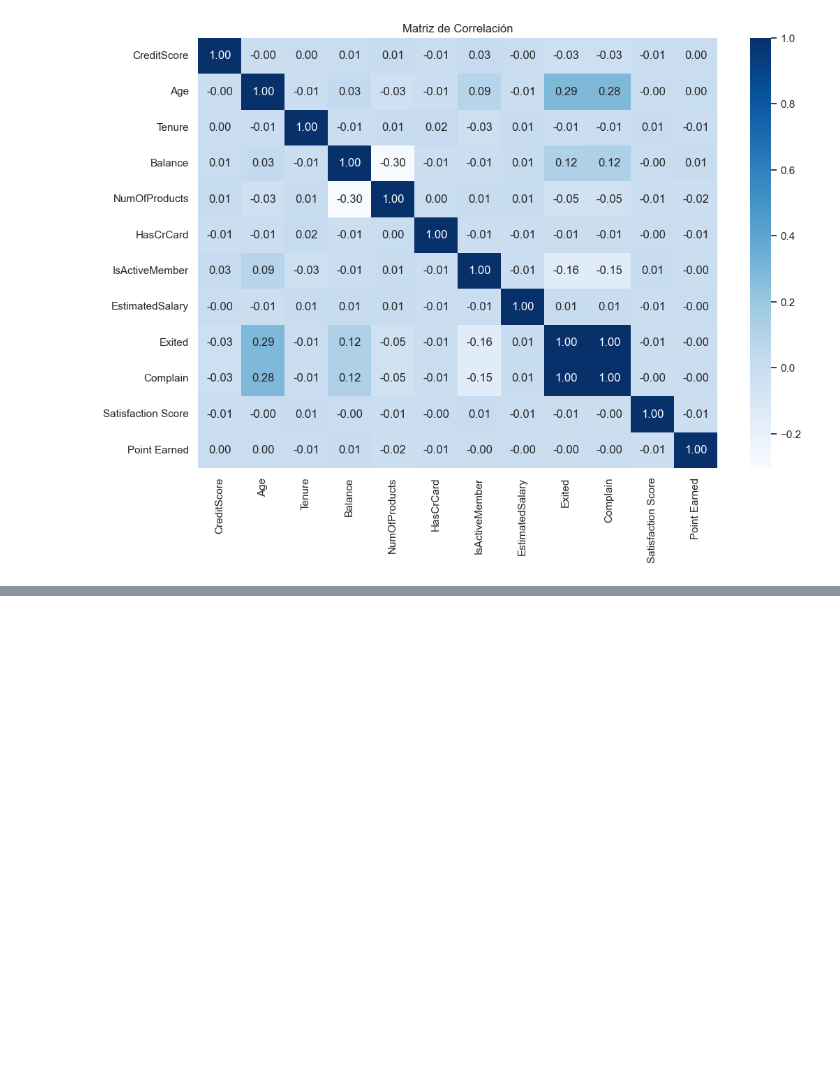
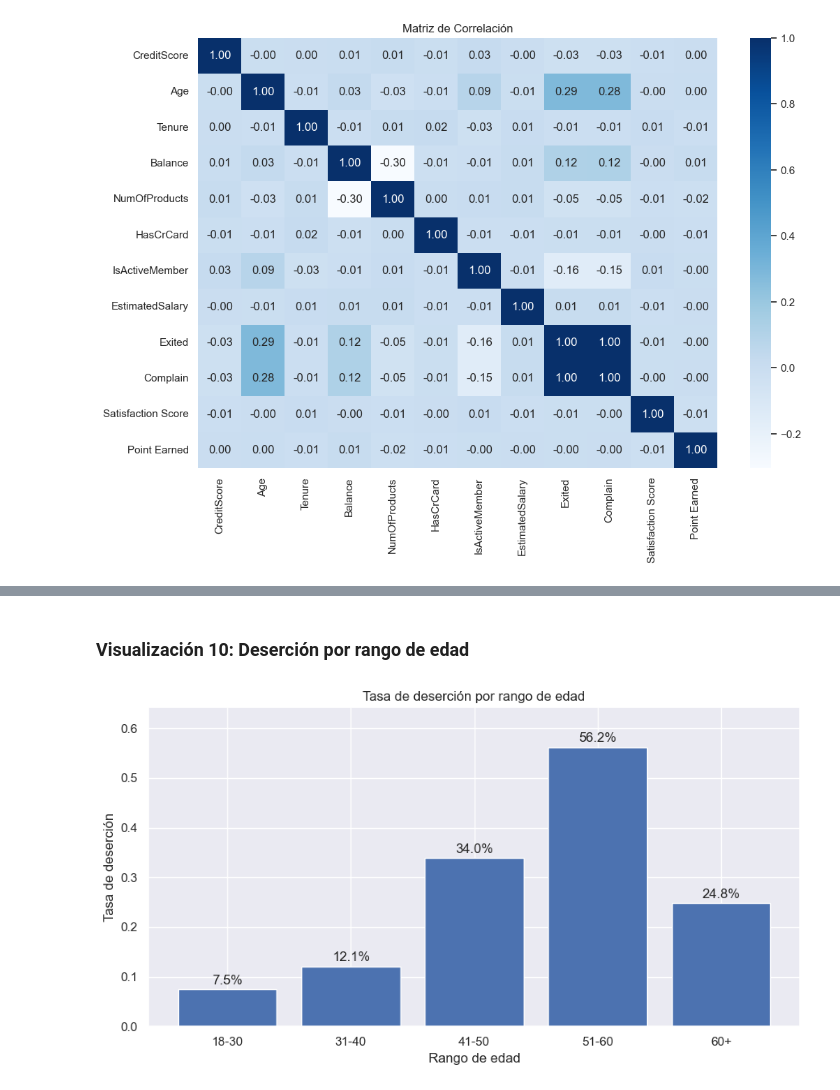
Before and after one commit to vysery98/laboratorio-3, a Jupyter notebook: main.ipynb, the cells around one changed output, grey strips where cells are left out. Cells and saved outputs as stored; diff of their text form; code cells hidden in the pictures; blank space fills up the shorter version.

```diff
--- a/main.ipynb
+++ b/main.ipynb
@@ -175,0 +330,27 @@ plt.show()
+# %% [markdown]
+### Visualización 10: Deserción por rango de edad
+# %%
+df_segmentos["Rango_Edad"] = pd.cut(
+    df_segmentos["Age"],
+    bins=[17, 30, 40, 50, 60, 100],
+    labels=["18-30", "31-40", "41-50", "51-60", "60+"]
+)
+
+edad_churn = tasa_churn_por_variable(df_segmentos, "Rango_Edad").sort_values("Rango_Edad")
+
+plt.figure(figsize=(9,5))
+plt.bar(edad_churn["Rango_Edad"].astype(str), edad_churn["Tasa_Churn"])
+
+plt.title("Tasa de deserción por rango de edad")
+plt.xlabel("Rango de edad")
+plt.ylabel("Tasa de deserción")
+plt.ylim(0, edad_churn["Tasa_Churn"].max() + 0.08)
+
+for i, value in enumerate(edad_churn["Tasa_Churn"]):
+    plt.text(i, value + 0.01, f"{value:.1%}", ha="center")
+
+plt.tight_layout()
+plt.savefig("screenshots/aporte_churn_rango_edad.png", dpi=150)
+plt.show()
+# %% [output]
+[figure, added]
```
Also changed, not shown: parts of 16 cells of this notebook, 4 other files.
